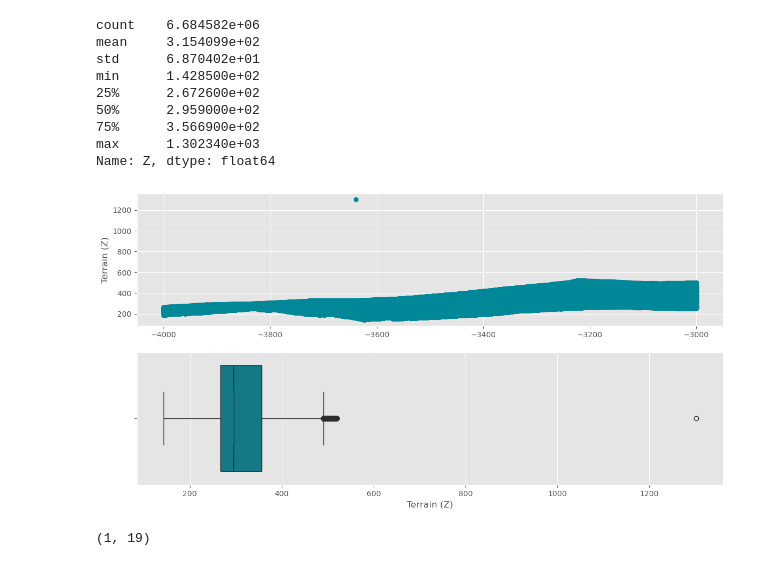
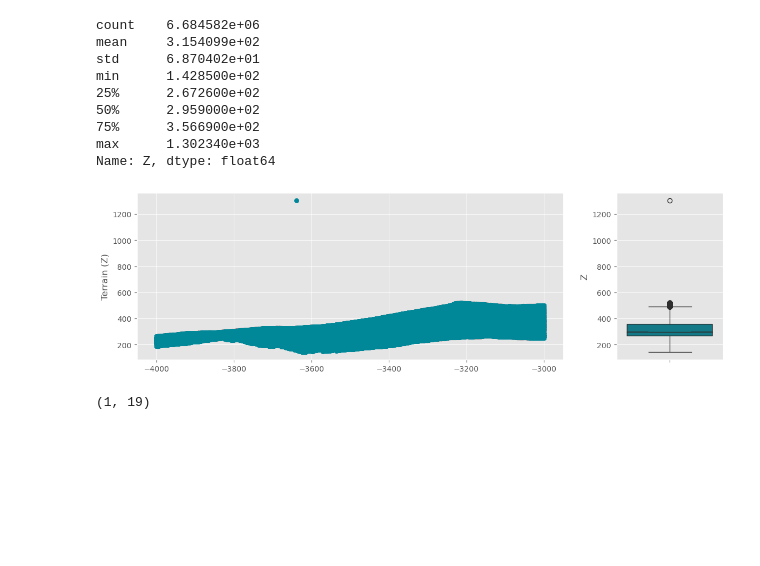
Before and after one commit to shingo405nagano/WriteZenn, a Jupyter notebook: notebooks/learn_lidar_session1_pdal.ipynb, the cells around one changed output. Saved outputs shown, nothing was run; the diff lists cells and outputs as text; code cells hidden in the pictures; blank space fills up the shorter version.

```diff
--- a/notebooks/learn_lidar_session1_pdal.ipynb
+++ b/notebooks/learn_lidar_session1_pdal.ipynb
@@ -435,21 +439,23 @@ min      1.428500e+02
 max      1.302340e+03
 Name: Z, dtype: float64
 # %%
-fig, ax = plt.subplots(nrows=2, figsize=(14, 7))
+fig, ax = plt.subplots(
+    ncols=2, figsize=(14, 4),
+    gridspec_kw={'width_ratios': [0.8, 0.2]}
+)
 
 ax[0].scatter(x=df['X'], y=df['Z'], c='#008899')
 ax[0].set_ylabel('Terrain (Z)')
 
-
 sns.boxplot(
-    x=df["Z"],
+    y=df["Z"],
     color='#008899',
     notch=True,
     ax=ax[1]
 )
-ax[1].set_xlabel('Terrain (Z)');
+ax[1].set_xlabel(None);
 # %% [output]
-[figure, old version]
+[figure, new version]
 # %%
 _df = df[600 <= df['Z']].copy()
 print(_df.shape)
```
Also changed, not shown: parts of 2 cells of this notebook.
